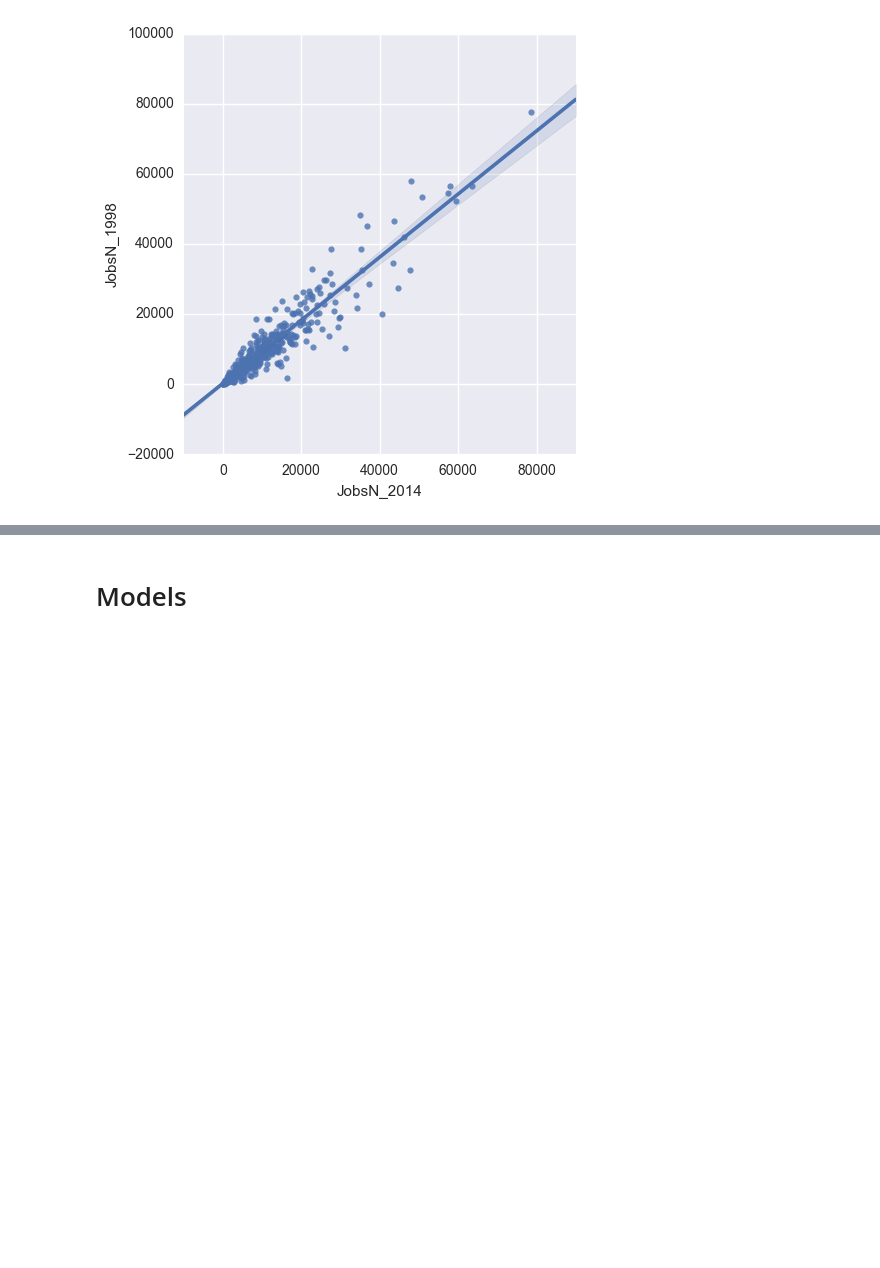
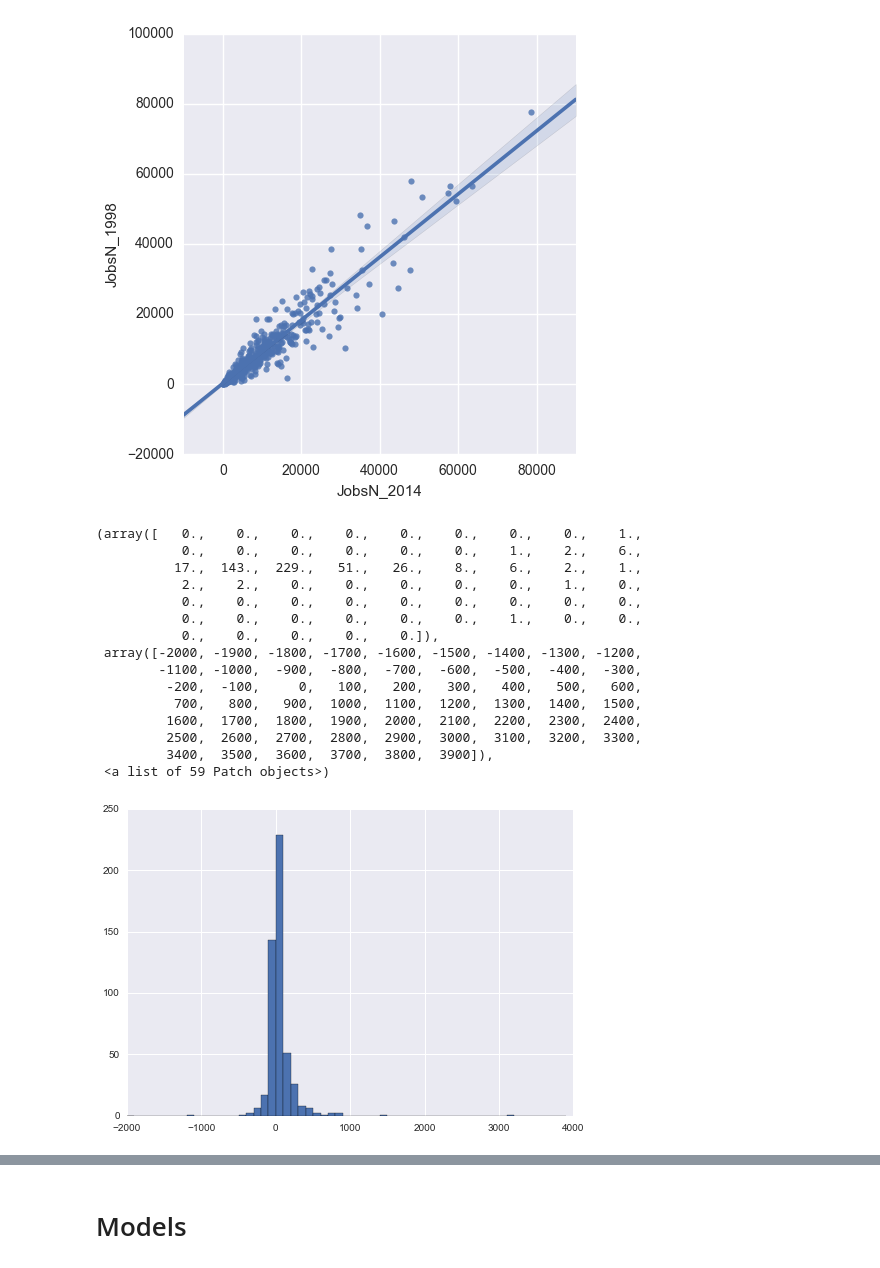
Before and after one commit to cysakamoto/GA_DataScience_FinalProject, a Jupyter notebook: Final_Project_v2.ipynb, the cells around one changed output, grey strips where cells are left out. Saved outputs shown, nothing was run; the diff lists cells and outputs as text; code cells hidden in the pictures; blank space fills up the shorter version.

```diff
--- a/Final_Project_v2.ipynb
+++ b/Final_Project_v2.ipynb
@@ -442,3 +442,22 @@ sns.lmplot(x="JobsN_2014", y="JobsN_1998", data=df)
 sns.plt.show()
 # %% [output]
 [figure]
+# %%
+plt.hist(df['jobs_change'], bins = np.arange(-2000, 4000, 100))
+# %% [output]
+(array([   0.,    0.,    0.,    0.,    0.,    0.,    0.,    0.,    1.,
+           0.,    0.,    0.,    0.,    0.,    0.,    1.,    2.,    6.,
+          17.,  143.,  229.,   51.,   26.,    8.,    6.,    2.,    1.,
+           2.,    2.,    0.,    0.,    0.,    0.,    0.,    1.,    0.,
+           0.,    0.,    0.,    0.,    0.,    0.,    0.,    0.,    0.,
+           0.,    0.,    0.,    0.,    0.,    0.,    1.,    0.,    0.,
+           0.,    0.,    0.,    0.,    0.]),
+ array([-2000, -1900, -1800, -1700, -1600, -1500, -1400, -1300, -1200,
+        -1100, -1000,  -900,  -800,  -700,  -600,  -500,  -400,  -300,
+         -200,  -100,     0,   100,   200,   300,   400,   500,   600,
+          700,   800,   900,  1000,  1100,  1200,  1300,  1400,  1500,
+         1600,  1700,  1800,  1900,  2000,  2100,  2200,  2300,  2400,
+         2500,  2600,  2700,  2800,  2900,  3000,  3100,  3200,  3300,
+         3400,  3500,  3600,  3700,  3800,  3900]),
+ <a list of 59 Patch objects>)
+[figure, added]
```
Also changed, not shown: parts of 1 cell of this notebook.
